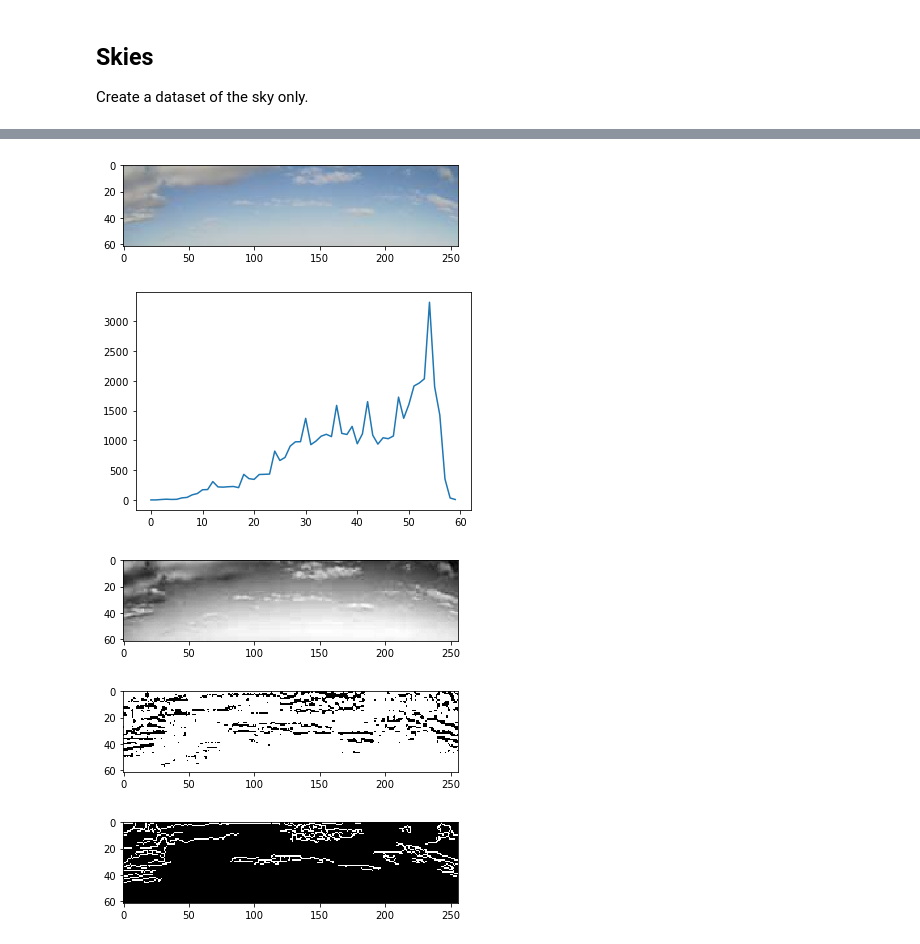
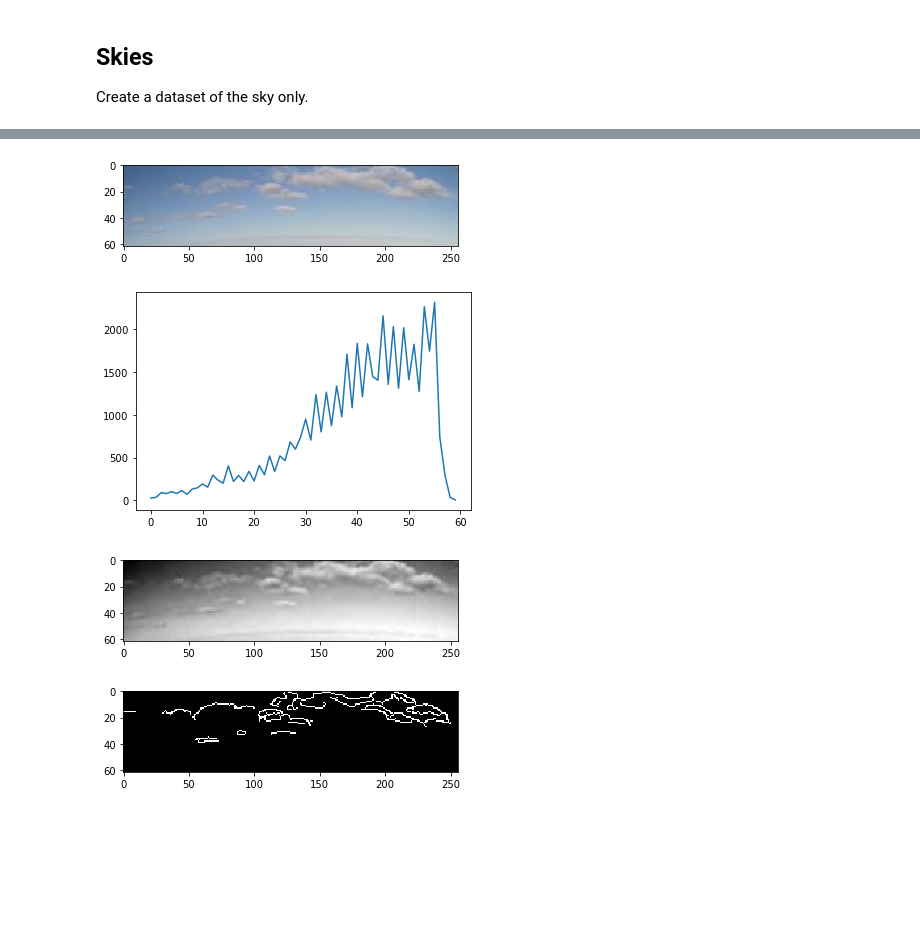
Before and after one commit to tonysln/meteo-webcam, a Jupyter notebook: meteo_webcam_analysis.ipynb, the cells around one changed output, grey strips where cells are left out. Cells and saved outputs as stored; diff of their text form; code cells hidden in the pictures; blank space fills up the shorter version.

```diff
--- a/meteo_webcam_analysis.ipynb
+++ b/meteo_webcam_analysis.ipynb
@@ -50,13 +49,14 @@ for year in ['data/raw/2020/', 'data/raw/2019/']:
     create_skies(2, year, 'data_640/')
 # %%
 folder = 'data/256/' # Skies downscaled 5x
-num_of_imgs = len(os.listdir(folder)[:1500]) # First 1500
+num_of_imgs = len(os.listdir(folder)[:2500])
 width = 256
 height = 62
 channels = 3
 
 data = np.ndarray(shape=(num_of_imgs, height, width, channels), dtype=np.uint8)
-labels = np.ndarray(shape=(num_of_imgs), dtype=object)
+full_labels = np.ndarray(shape=(num_of_imgs), dtype=object)
+labels = np.ndarray(shape=(num_of_imgs), dtype=np.uint8)
 
 data.shape, labels.shape
 # %% [output]
@@ -64,8 +64,10 @@ data.shape, labels.shape
 # %%
 # Load the images from disk (check RAM!)
-for i,file in enumerate(os.listdir(folder)[:1500]): # First 1500
+for i,file in enumerate(os.listdir(folder)[:2500]):
     img = Image.open(folder + file)
     data[i] = img
-    labels[i] = file[5:-4].replace('-','').replace('T','')
+    date = file[5:-4].replace('-','').replace('T','')
+    full_labels[i] = date
+    labels[i] = int(date[4:])
 # %%
 # Image preview
@@ -95,29 +130,25 @@ plt.show()
 # %%
 # Histogram of color values
-num = 1332
-hist, bin_edges = np.histogram(data[num], bins=60)
-bin_centers = 0.5*(bin_edges[:-1] + bin_edges[1:])
+num = 1333
+hist, _ = np.histogram(data[num], bins=60)
 plt.imshow(data[num])
 plt.show()
 plt.plot(hist)
 plt.show()
 # %% [output]
-[figure, old version]
+[figure, new version]
-[figure, old version]
+[figure, new version]
 # %%
 # Edge detection for clouds
 gray = cv.cvtColor(data[num], cv.COLOR_BGR2GRAY)
-plt.imshow(gray, cmap = 'gray')
+blur = cv.GaussianBlur(gray,(3,3),0)
+
+plt.imshow(blur, cmap = 'gray')
 plt.show()
 
-thresh = cv.adaptiveThreshold(gray, 255, cv.ADAPTIVE_THRESH_GAUSSIAN_C, cv.THRESH_BINARY, 7, 2)
-plt.imshow(thresh, cmap = 'gray')
-plt.show()
-
-edges = cv.Canny(gray, 20, 60)
+edges = cv.Canny(blur, 20, 60)
 plt.imshow(edges, cmap = 'gray')
 plt.show()
 # %% [output]
-[figure, old version]
+[figure, new version]
-[figure, old version]
+[figure, new version]
-[figure, removed]
```
Also changed, not shown: parts of 6 cells of this notebook.
